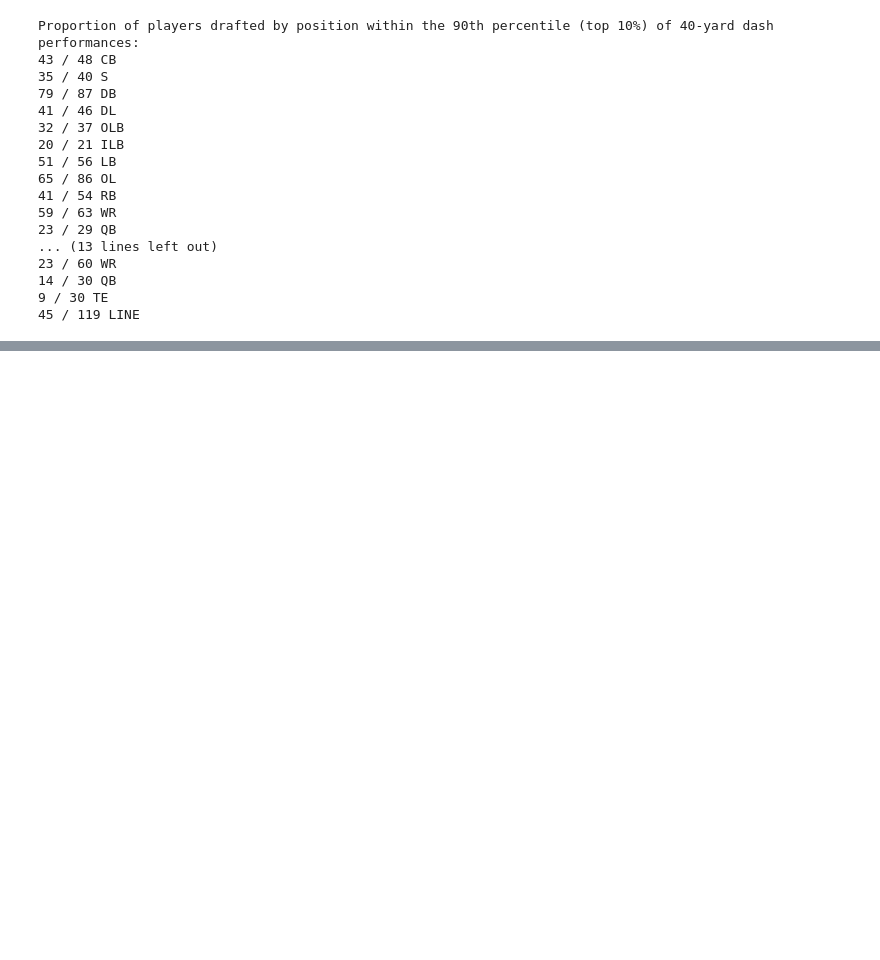
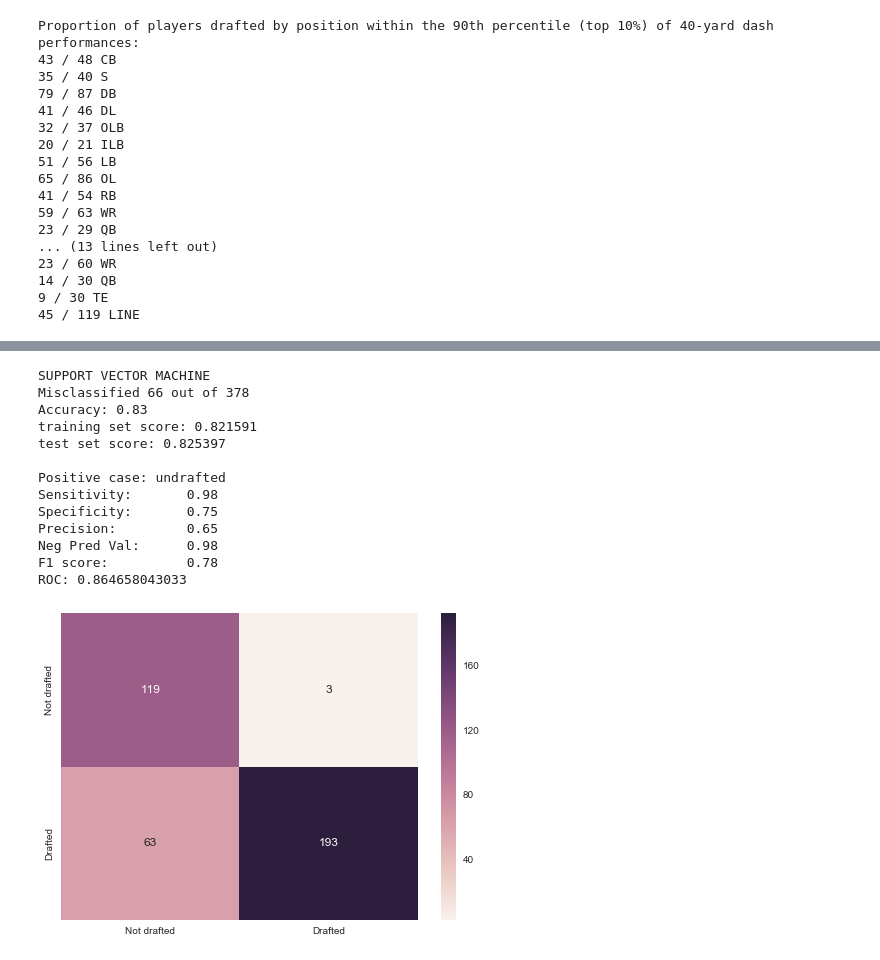
Before and after one commit to antonyross/NFL_Combine, a Jupyter notebook: NFL_Combine.ipynb, the cells around one changed output, grey strips where cells are left out. Drawn from its saved outputs; the diff is of its cells as text; code cells hidden in the pictures; blank space fills up the shorter version.

```diff
--- a/NFL_Combine.ipynb
+++ b/NFL_Combine.ipynb
@@ -753,0 +986,38 @@ I will also look at utilizing employing polynomial features as more complex mode
+# %%
+
+svm = SVC(kernel = 'linear', C=.01, random_state = 0)  # linear model  (has many parameters that need to be tuned)
+svm.fit(X_train_std, y_train)
+y_pred = svm.predict(X_test_std)
+
+print ("\nSUPPORT VECTOR MACHINE")
+print ("Misclassified {} out of {}".format( (y_test != y_pred).sum(), N))
+print("Accuracy: %.2f" % accuracy_score(y_test, y_pred))
+print("training set score: %f" % svm.score(X_train_std, y_train))
+print("test set score: %f" % svm.score(X_test_std, y_test))
+
+# CONFUSION MATRIX
+plt.ylabel("Real value")
+plt.xlabel("Predicted value")
+cm = confusion_matrix(y_test, y_pred)
+sns.heatmap(cm, annot=True, fmt="d", xticklabels=['Not drafted', 'Drafted'], yticklabels=['Not drafted', 'Drafted'])
+
+print "\nPositive case: undrafted"
+cm_derivations = conf_mat_derivations.ConfMatDerivations(cm)
+cm_derivations.summary()
+
+print "ROC: {}".format(roc_auc_score(y_test, y_pred, average='macro', sample_weight=None))
+# %% [output]
+SUPPORT VECTOR MACHINE
+Misclassified 66 out of 378
+Accuracy: 0.83
+training set score: 0.821591
+test set score: 0.825397
+
+Positive case: undrafted
+Sensitivity:       0.98
+Specificity:       0.75
+Precision:         0.65
+Neg Pred Val:      0.98
+F1 score:          0.78
+ROC: 0.864658043033
+[figure, added]
```
Also changed, not shown: parts of 54 cells of this notebook.
